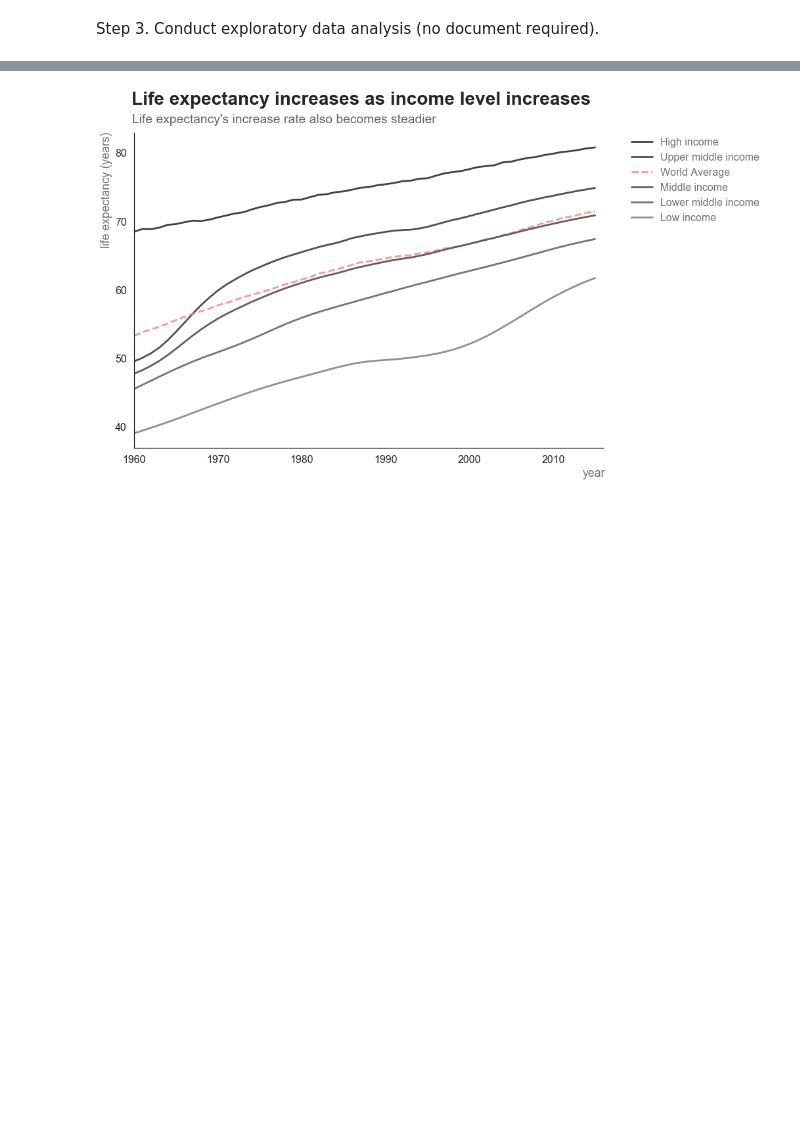
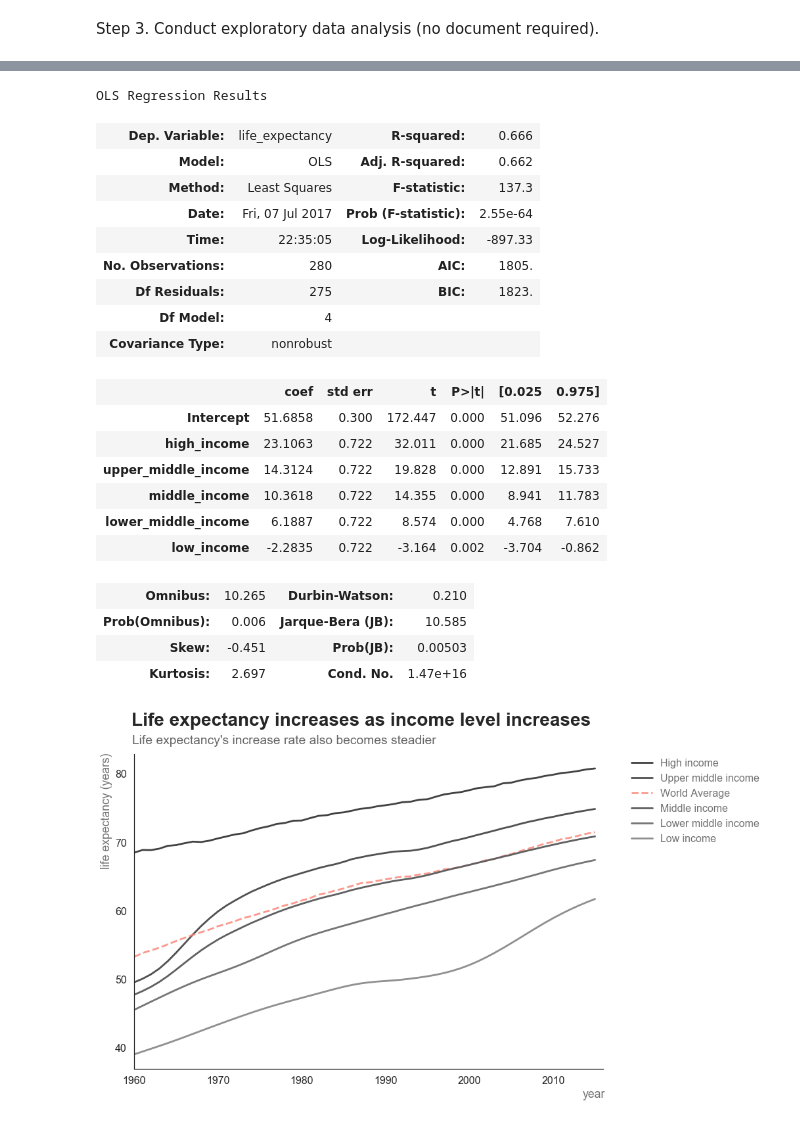
Before and after one commit to ji-ye/WB-Life-Expectancy-and-Income-Analytics, a Jupyter notebook: 20170707_decdg_data_analysis_code_JiYe.ipynb, the cells around one changed output, grey strips where cells are left out. Saved outputs shown, nothing was run; the diff lists cells and outputs as text; code cells hidden in the pictures; blank space fills up the shorter version.

Commit message:
added regression

```diff
--- a/decdg_data_analysis_exercise.ipynb
+++ b/20170707_decdg_data_analysis_code_JiYe.ipynb
@@ -70,3 +73,15 @@ Step 3. Conduct exploratory data analysis (no document required).
 #         income level, which is also a WDI indicator and included
 #         in the life expectancy dataset.
 #         So, I will take a closer look at this correlation.
+# %%
+# create dummy variables for income levels to run linear regression.
+HIC = df[df.country=='High income']
+UMC = df[df.country=='Upper middle income']
+MIC = df[df.country=='Middle income']
+LMC = df[df.country=='Lower middle income']
+LIC = df[df.country=='Low income']
+
+df_income = pd.concat([HIC, UMC, MIC, LMC, LIC])
+df_income.coutry = df_income.country.astype('category')
+binary_cols = pd.get_dummies(df_income.country)
+df_income = pd.merge(df_income, binary_cols, left_index=True, right_index=True, how='inner')
@@ -73,3 +96,42 @@ Step 3. Conduct exploratory data analysis (no document required).
+# %%
+df_income.columns = ['country',
+                     'year',
+                     'life_expectancy',
+                     'high_income',
+                     'low_income',
+                     'lower_middle_income',
+                     'middle_income',
+                     'upper_middle_income']
+# %%
+# run regression
+result = sm.ols(formula="life_expectancy ~ high_income + upper_middle_income + middle_income + lower_middle_income + low_income", data=df_income).fit()
+# %%
+# From a preliminary linear regression, we can see that
+# the correlation between life expectancy and income level
+# are significant.
+result.summary()
+# %% [output]
+OLS Regression Results
+| Dep. Variable: | life_expectancy | R-squared: | 0.666 |
+| Model: | OLS | Adj. R-squared: | 0.662 |
+| Method: | Least Squares | F-statistic: | 137.3 |
+| Date: | Fri, 07 Jul 2017 | Prob (F-statistic): | 2.55e-64 |
+| Time: | 22:35:05 | Log-Likelihood: | -897.33 |
+| No. Observations: | 280 | AIC: | 1805. |
+| Df Residuals: | 275 | BIC: | 1823. |
+| Df Model: | 4 |  |  |
+| Covariance Type: | nonrobust |  |  |
+|  | coef | std err | t | P>|t| | [0.025 | 0.975] |
+| Intercept | 51.6858 | 0.300 | 172.447 | 0.000 | 51.096 | 52.276 |
+| high_income | 23.1063 | 0.722 | 32.011 | 0.000 | 21.685 | 24.527 |
+| upper_middle_income | 14.3124 | 0.722 | 19.828 | 0.000 | 12.891 | 15.733 |
+| middle_income | 10.3618 | 0.722 | 14.355 | 0.000 | 8.941 | 11.783 |
+| lower_middle_income | 6.1887 | 0.722 | 8.574 | 0.000 | 4.768 | 7.610 |
+| low_income | -2.2835 | 0.722 | -3.164 | 0.002 | -3.704 | -0.862 |
+| Omnibus: | 10.265 | Durbin-Watson: | 0.210 |
+| Prob(Omnibus): | 0.006 | Jarque-Bera (JB): | 10.585 |
+| Skew: | -0.451 | Prob(JB): | 0.00503 |
+| Kurtosis: | 2.697 | Cond. No. | 1.47e+16 |
 # %%
 # Step 5. Produce one high quality chart that will convey the main finding of analysis
 df[df.country=='High income'].life_expectancy.groupby(df.year).mean().plot.line(label='High income')
```
Also changed, not shown: parts of 2 cells of this notebook.
